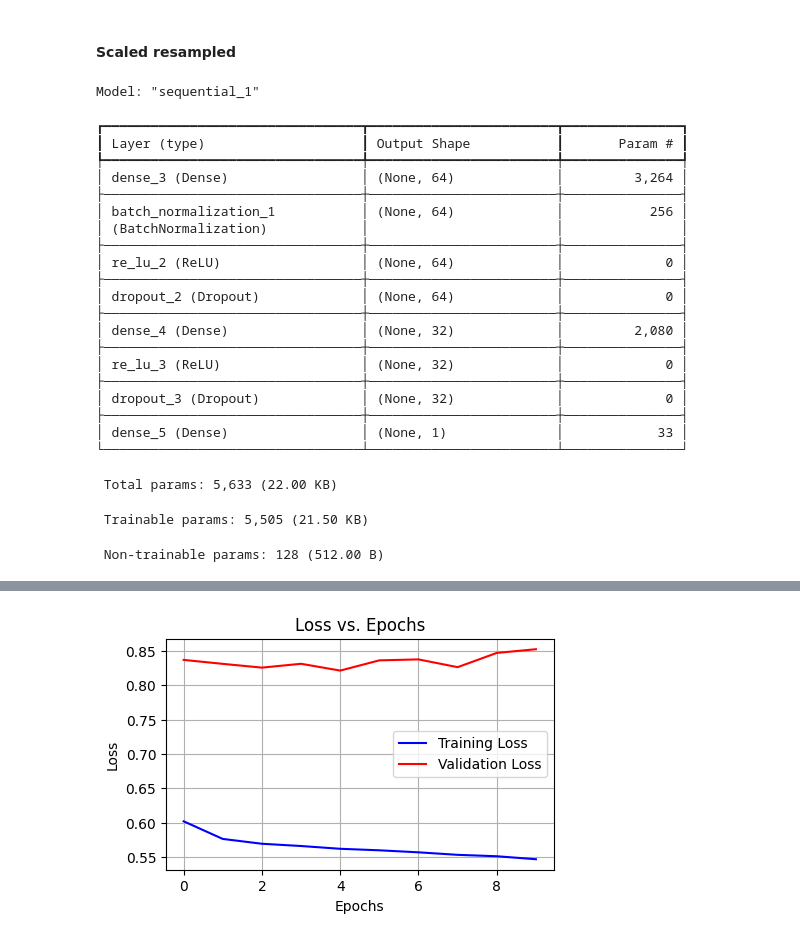
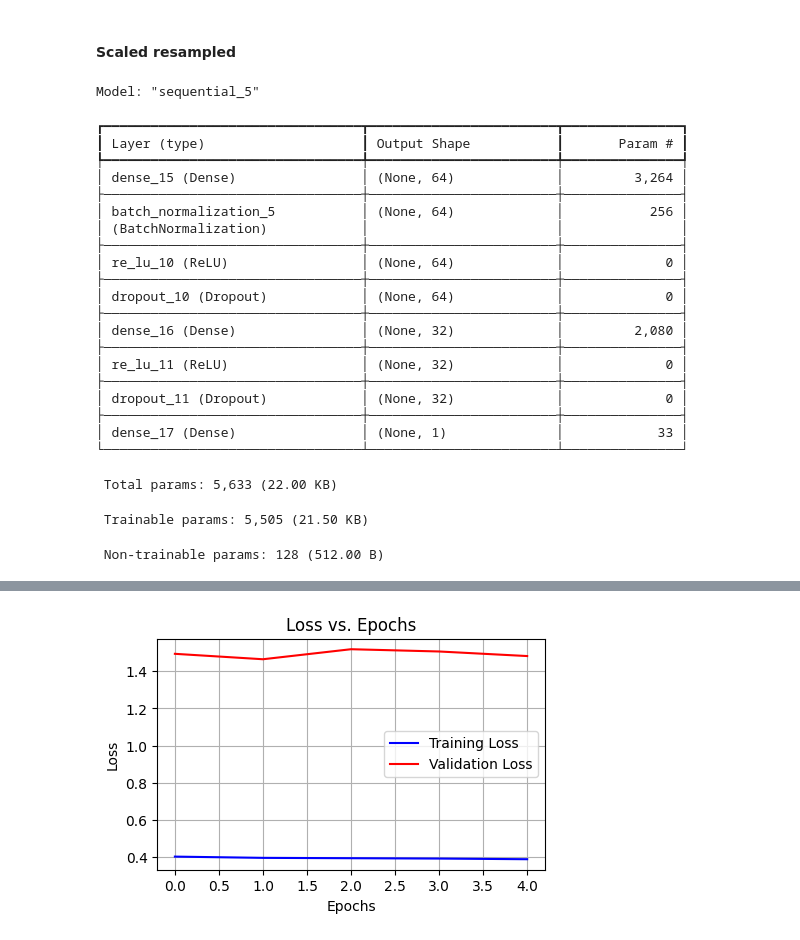
Before and after one commit to Spring-31/HC_default_risk, a Jupyter notebook: notebooks/NN.ipynb, the cells around one changed output, grey strips where cells are left out. Drawn from its saved outputs; the diff is of its cells as text; code cells hidden in the pictures.

```diff
--- a/notebooks/NN.ipynb
+++ b/notebooks/NN.ipynb
@@ -849,19 +877,19 @@ plt.show()
 model2 = Sequential([
     Input(shape=(X_scaled_resampled.shape[1],)),  # Explicit input layer
 
-    Dense(64, kernel_initializer='he_uniform'),
+    Dense(64, kernel_initializer=keras.initializers.RandomNormal(mean=0.0, stddev=0.05, seed=None)),
     BatchNormalization(),
     ReLU(),
     Dropout(0.05),
 
-    Dense(32, kernel_initializer='he_uniform'),
+    Dense(32, kernel_initializer=keras.initializers.RandomNormal(mean=0.0, stddev=0.05, seed=None)),
     ReLU(),
     Dropout(0.05),
 
     Dense(1, activation='sigmoid')
 ])
 
-model2.compile(optimizer=Adam(learning_rate=0.001),
+model2.compile(optimizer=Adam(learning_rate=0.01),
               loss='binary_crossentropy',
               metrics=['AUC'])
 
@@ -869,33 +897,33 @@ early_stop = EarlyStopping(monitor='val_loss', patience=5, restore_best_weights=
 
 model2.summary()
 # %% [output]
-Model: "sequential_1"
+Model: "sequential_5"
 ┏━━━━━━━━━━━━━━━━━━━━━━━━━━━━━━━━━┳━━━━━━━━━━━━━━━━━━━━━━━━┳━━━━━━━━━━━━━━━┓
 ┃ Layer (type)                    ┃ Output Shape           ┃       Param # ┃
 ┡━━━━━━━━━━━━━━━━━━━━━━━━━━━━━━━━━╇━━━━━━━━━━━━━━━━━━━━━━━━╇━━━━━━━━━━━━━━━┩
-│ dense_3 (Dense)                 │ (None, 64)             │         3,264 │
+│ dense_15 (Dense)                │ (None, 64)             │         3,264 │
 ├─────────────────────────────────┼────────────────────────┼───────────────┤
-│ batch_normalization_1           │ (None, 64)             │           256 │
+│ batch_normalization_5           │ (None, 64)             │           256 │
 │ (BatchNormalization)            │                        │               │
 ├─────────────────────────────────┼────────────────────────┼───────────────┤
-│ re_lu_2 (ReLU)                  │ (None, 64)             │             0 │
+│ re_lu_10 (ReLU)                 │ (None, 64)             │             0 │
 ├─────────────────────────────────┼────────────────────────┼───────────────┤
-│ dropout_2 (Dropout)             │ (None, 64)             │             0 │
+│ dropout_10 (Dropout)            │ (None, 64)             │             0 │
 ├─────────────────────────────────┼────────────────────────┼───────────────┤
-│ dense_4 (Dense)                 │ (None, 32)             │         2,080 │
+│ dense_16 (Dense)                │ (None, 32)             │         2,080 │
 ├─────────────────────────────────┼────────────────────────┼───────────────┤
-│ re_lu_3 (ReLU)                  │ (None, 32)             │             0 │
+│ re_lu_11 (ReLU)                 │ (None, 32)             │             0 │
 ├─────────────────────────────────┼────────────────────────┼───────────────┤
-│ dropout_3 (Dropout)             │ (None, 32)             │             0 │
+│ dropout_11 (Dropout)            │ (None, 32)             │             0 │
 ├─────────────────────────────────┼────────────────────────┼───────────────┤
-│ dense_5 (Dense)                 │ (None, 1)              │            33 │
+│ dense_17 (Dense)                │ (None, 1)              │            33 │
 └─────────────────────────────────┴────────────────────────┴───────────────┘
  Total params: 5,633 (22.00 KB)
  Trainable params: 5,505 (21.50 KB)
  Non-trainable params: 128 (512.00 B)
 # %%
 history_sequential = model2.fit(X_scaled_resampled, y_resampled
-                               , epochs=10, batch_size=32,validation_split=0.2, verbose=1
+                               , epochs=10, batch_size=32,validation_split=0.4, verbose=1
                                ,callbacks=[early_stop])
 
 plt.figure(figsize=(5, 3))
@@ -931 +949 @@ Epoch 10/10
-[figure, old version]
+[figure, new version]
```
Also changed, not shown: parts of 7 cells of this notebook, 3 other files.
